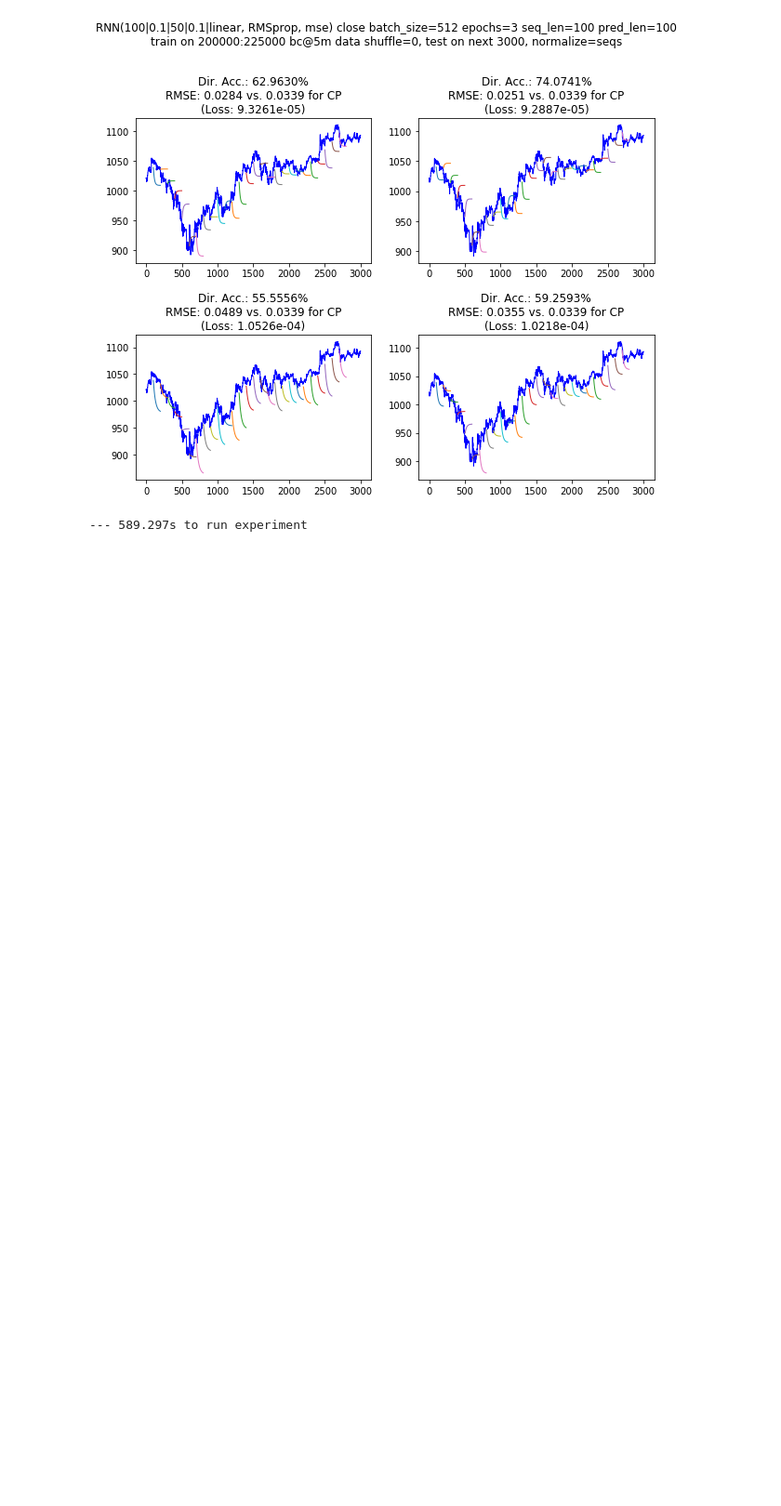
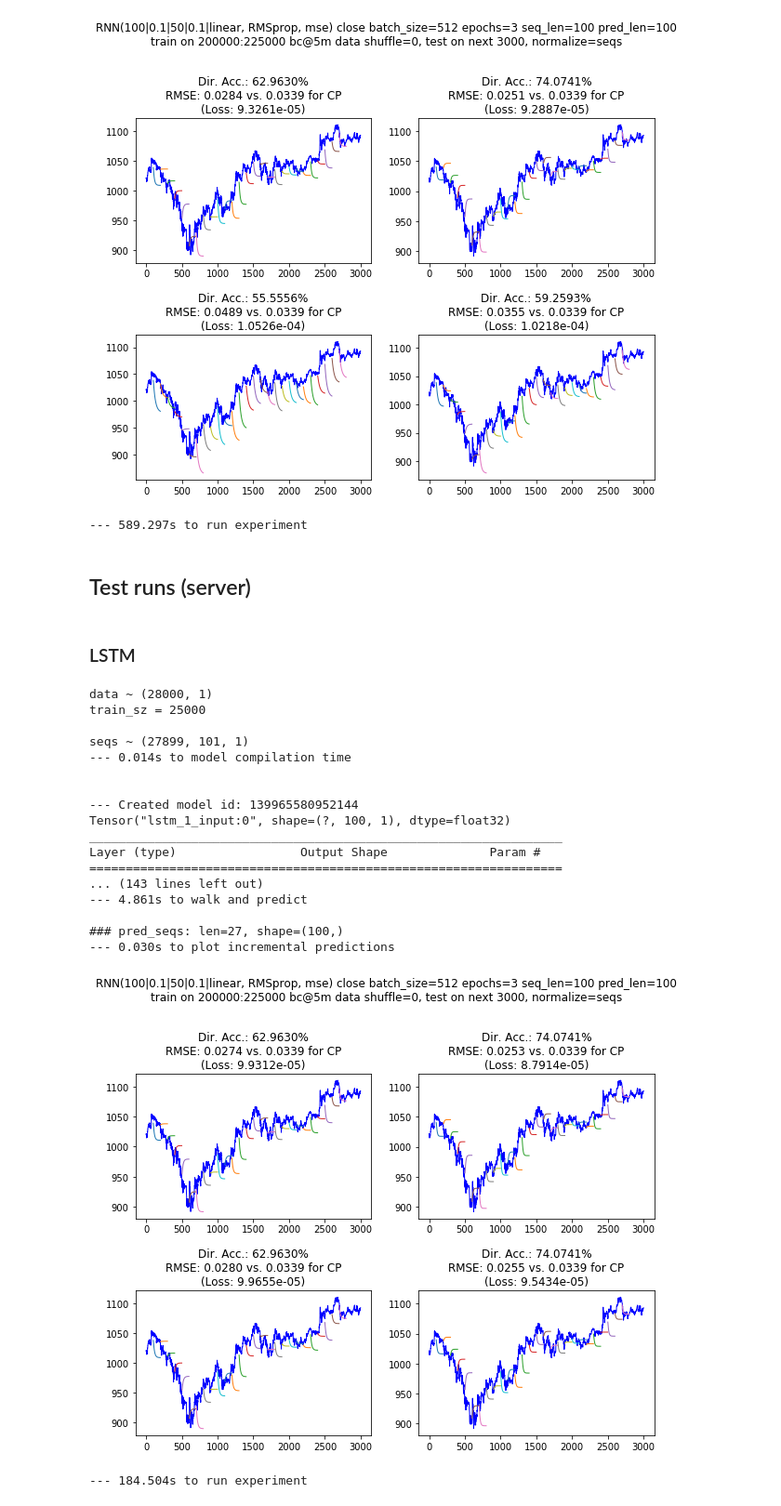
Before and after one commit to NeuronQ/udacity-capstone, a Jupyter notebook: btc-5min.ipynb, the cells around one changed output. Shown: that part at 93% size. Cells and saved outputs as stored; diff of their text form; code cells hidden in the pictures; blank space fills up the shorter version.

Commit message:
started testing on server

```diff
--- a/btc-5min.ipynb
+++ b/btc-5min.ipynb
@@ -393,3 +393,56 @@ Layer (type)                 Output Shape              Param #
 --- 0.037s to plot incremental predictions
 [figure]
 --- 589.297s to run experiment
+# %% [markdown]
+## Test runs (server)
+# %% [markdown]
+### LSTM
+# %%
+with timing('run experiment'):
+    run_walk_forward_validation_rnn(
+        # data to extract:
+        data5m,
+        features=['close'],
+        from_i=200000,
+        train_sz=25000,
+        test_sz=3000,
+        # data processing:
+        normalize='seqs',  # 'seqs' | 'data'
+        detrend=False,
+        # model and prediction arrangement:
+        seq_len=100,
+        pred_len=100,
+        model_maker=make_rnn_model_constructor([100, 0.1, 50, 0.1]),
+        # training:
+        epochs=3,
+        batch_size=512,
+        shuffle=False,
+        # experiment setup:
+        times=4,
+        skip=True,
+        fix_all_rngs_to=False,
+        fix_rngs_before_each=False,
+        # plotting:
+        fig_size=(10, 8),
+        fast=True,
+    )
+# %% [output]
+data ~ (28000, 1)
+train_sz = 25000
+
+seqs ~ (27899, 101, 1)
+--- 0.014s to model compilation time
+
+
+--- Created model id: 139965580952144
+Tensor("lstm_1_input:0", shape=(?, 100, 1), dtype=float32)
+_________________________________________________________________
+Layer (type)                 Output Shape              Param #
+=================================================================
+... (143 lines left out)
+--- 4.861s to walk and predict
+
+### pred_seqs: len=27, shape=(100,)
+--- 0.030s to plot incremental predictions
+[figure, added]
+--- 184.504s to run experiment
```
Also changed, not shown: 1 other file.
